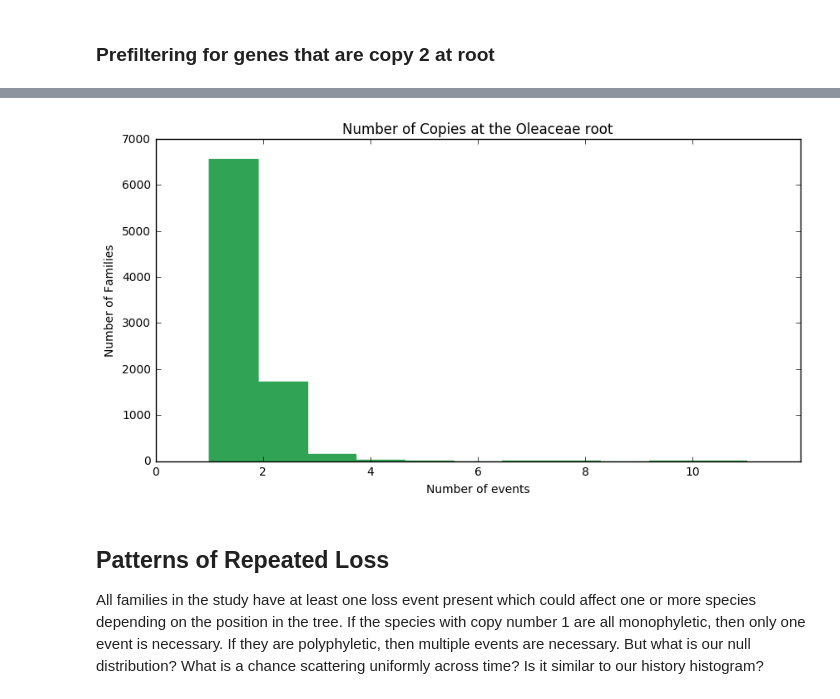
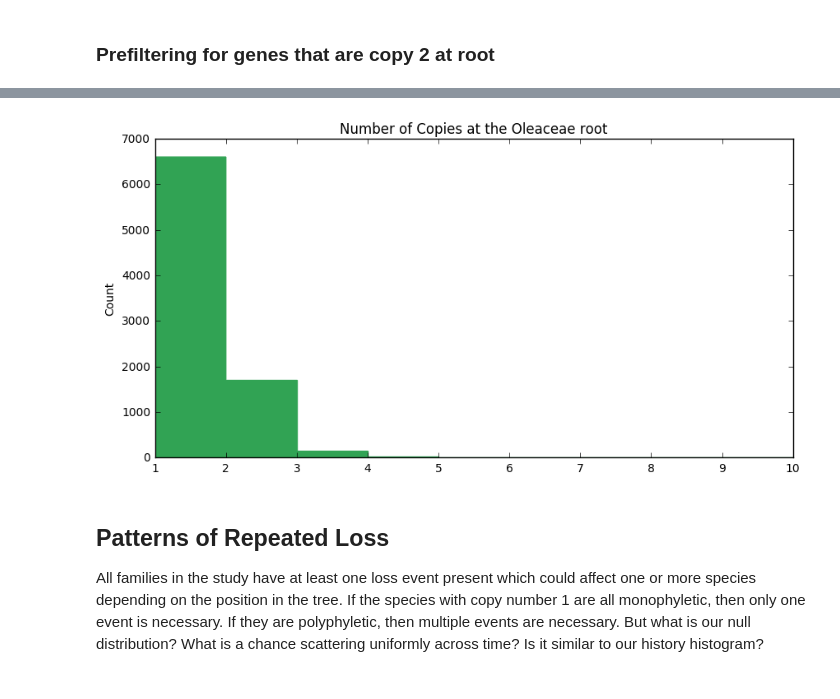
Before and after one commit to josiahseaman/DNA_Duplications, a Jupyter notebook: TreeCountAnalysis_Oleaceae_Homeologs.ipynb, the cells around one changed output, grey strips where cells are left out. Cells and saved outputs as stored; diff of their text form; code cells hidden in the pictures.

```diff
--- a/TreeCountAnalysis_Oleaceae_Homeologs.ipynb
+++ b/TreeCountAnalysis_Oleaceae_Homeologs.ipynb
@@ -253,18 +253,22 @@ print(i_hist(copies))
 # %%
-def pretty_hist(title, raw_values, x_title="Number of events", y_title="Number of Families"):
+def pretty_hist(title, raw_values, x_title="", y_title="Count", xmax=None):
     import pandas
-    df = pandas.Series(raw_values)#, columns=['Family ID', 'Copies'])
-    bins = max(raw_values)
+
+    if xmax is None:
+        xmax = max(raw_values)
+    bins = xmax - min(raw_values)
+    c_values = [v for v in raw_values if v <= xmax]
+    df = pandas.Series(c_values)#, columns=['Family ID', 'Copies'])
     f = df.hist(bins=bins, figsize=(10,5), facecolor='#31a354', edgecolor='#31a354')#dpi=300)
     f.grid(False)
-    f.set_xticks([i for i in range(bins) if i %2 == 0])
+#     f.set_xticks([i for i in range(min(raw_values), xmax) if i % (bins//8) == 0])
     f.set_title(title)
     f.set_xlabel(x_title)
     f.set_ylabel(y_title)
+
+pretty_hist('Number of Copies at the Oleaceae root', [c for c in copies if c < 21])
+# %% [output]
+[figure, added]
-# %%
-pretty_hist('Number of Copies at the Oleaceae root', [c for c in copies if c < 21])
-# %% [output]
-[figure, removed]
 # %% [markdown]
 ## Patterns of Repeated Loss
 All families in the study have at least one loss event present which could affect one or more species depending on the position in the tree.  If the species with copy number 1 are all monophyletic, then only one event is necessary.  If they are polyphyletic, then multiple events are necessary.  But what is our null distribution?  What is a chance scattering uniformly across time?  Is it similar to our history histogram?
```
Also changed, not shown: parts of 81 cells of this notebook, 1 other file.
